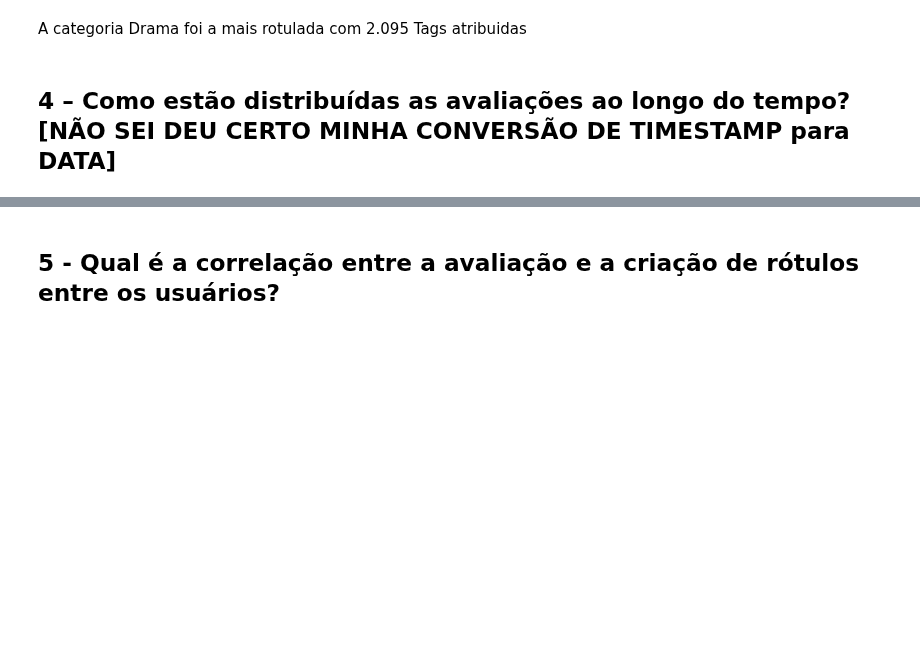
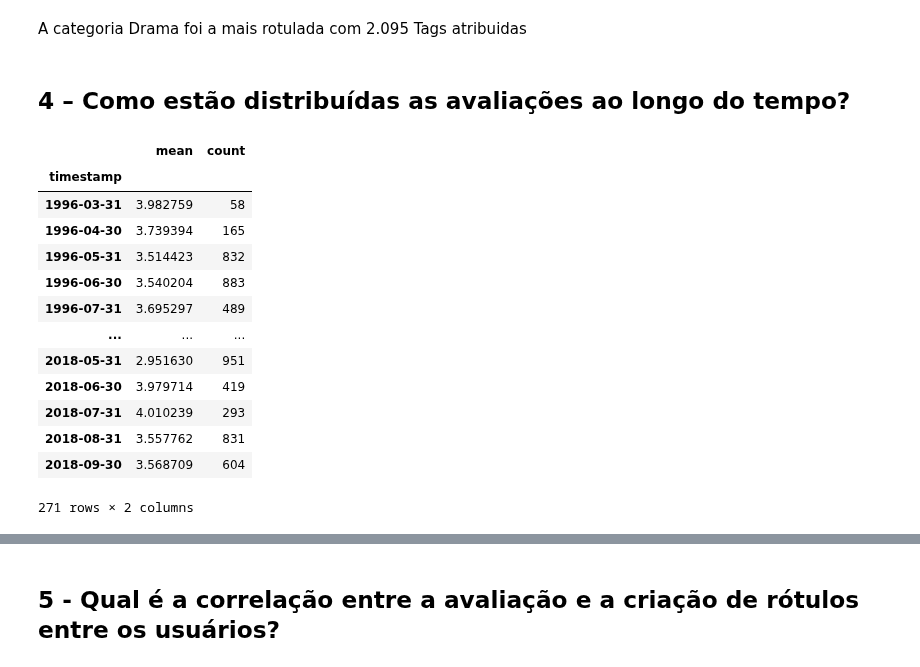
Before and after one commit to dieguim-ifsp-posCD/D1AED, a Jupyter notebook: avaliacoes/20210513-avaliacao01/AED-movie-lens-small.ipynb, the cells around one changed output, grey strips where cells are left out. Drawn from its saved outputs; the diff is of its cells as text; code cells hidden in the pictures; blank space fills up the shorter version.

```diff
--- a/avaliacoes/20210513-avaliacao01/AED-movie-lens-small.ipynb
+++ b/avaliacoes/20210513-avaliacao01/AED-movie-lens-small.ipynb
@@ -877,4 +877,22 @@ qtd_tags_por_rotulos.sort_values(by='Tags', ascending= False).head(3)
 # %% [markdown]
 A categoria Drama foi a mais rotulada com 2.095 Tags atribuidas
 # %% [markdown]
-## 4 – Como estão distribuídas as avaliações ao longo do tempo? [NÃO SEI DEU CERTO MINHA CONVERSÃO DE TIMESTAMP para DATA]
+## 4 – Como estão distribuídas as avaliações ao longo do tempo?
+# %%
+ratings_timestamp = ratings_df.groupby(pd.Grouper(key='timestamp',freq='M')).agg({'rating': ['mean','count']}).droplevel(level=0, axis=1)
+ratings_timestamp
+# %% [output]
+|  | mean | count |
+| timestamp |  |  |
+| 1996-03-31 | 3.982759 | 58 |
+| 1996-04-30 | 3.739394 | 165 |
+| 1996-05-31 | 3.514423 | 832 |
+| 1996-06-30 | 3.540204 | 883 |
+| 1996-07-31 | 3.695297 | 489 |
+| ... | ... | ... |
+| 2018-05-31 | 2.951630 | 951 |
+| 2018-06-30 | 3.979714 | 419 |
+| 2018-07-31 | 4.010239 | 293 |
+| 2018-08-31 | 3.557762 | 831 |
+| 2018-09-30 | 3.568709 | 604 |
+271 rows × 2 columns
```
Also changed, not shown: parts of 1 cell of this notebook.
